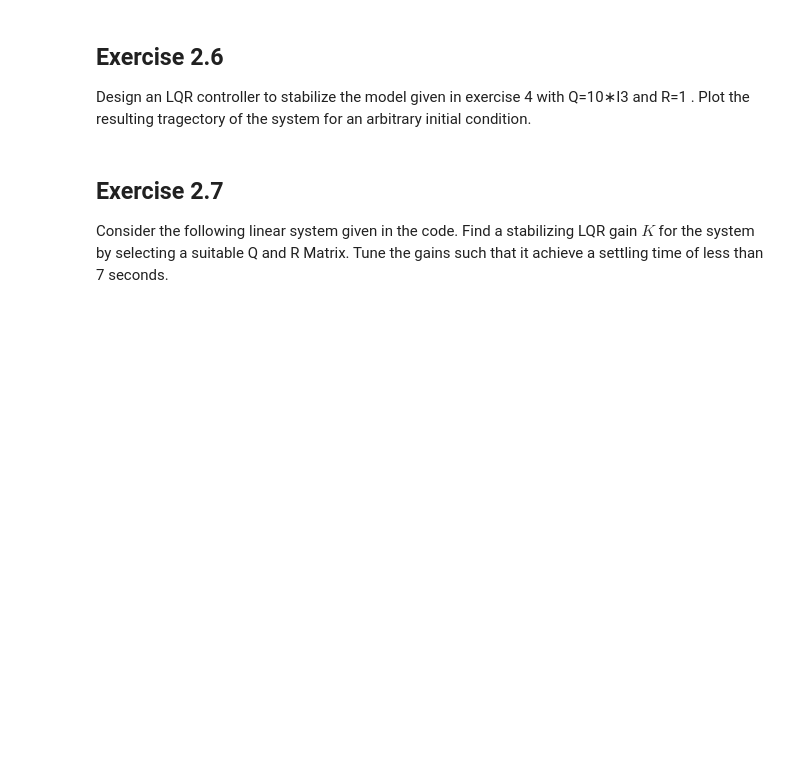
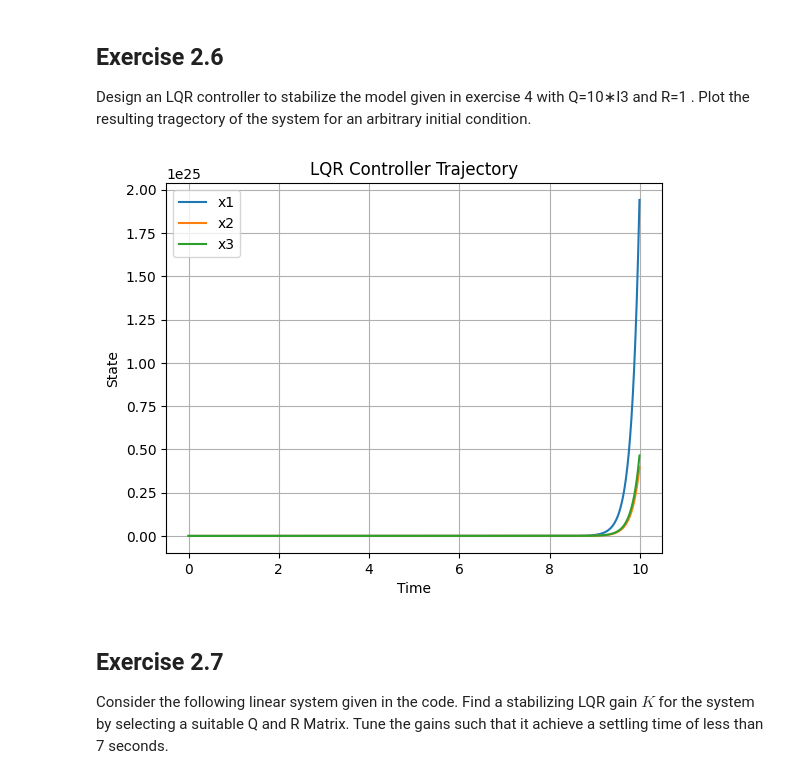
Before and after one commit to amhclark/me7220_gnc, a Jupyter notebook: ME7220_A2.ipynb, the cells around one changed output. Cells and saved outputs as stored; diff of their text form; code cells hidden in the pictures; blank space fills up the shorter version.

```diff
--- a/ME7220_A2.ipynb
+++ b/ME7220_A2.ipynb
@@ -262,6 +262,49 @@ Eigenvalues of A_discrete:
 ## Exercise 2.6
 
 Design an LQR controller to stabilize the model given in exercise 4 with  Q=10∗I3  and  R=1 . Plot the resulting tragectory of the system for an arbitrary initial condition.
+# %%
+import numpy as np
+import control
+import matplotlib.pyplot as plt
+
+# Define the system matrices
+A = np.array([[5, 2, 2], [1, 1, 0], [1, 2, 0]])
+B = np.array([[1, 0], [0, 0], [0, 1]])
+C = np.eye(3)
+
+# Define the weighting matrices
+Q = 10 * np.eye(3)  # State weighting matrix
+R = np.array([[1, 0], [0, 1]])  # Input weighting matrix
+
+# Create the LQR controller
+K, _, _ = control.lqr(A, B, Q, R)
+
+# Create the state-space system
+sys = control.ss(A, B, C, np.zeros((3, 2)))
+
+# Define the simulation time
+dt = 0.01  # Time step
+t_sim = np.arange(0, 10, dt)  # Simulation time
+
+# Define an arbitrary initial condition
+x0 = np.array([1, 0, -1])  # Initial state
+
+# Simulate the system using the LQR controller
+t, y, x = control.forced_response(sys, T=t_sim, U=np.zeros((2, len(t_sim))), X0=x0, return_x=True)
+
+# Plot the resulting trajectory
+plt.figure()
+plt.plot(t, y[0], label='x1')
+plt.plot(t, y[1], label='x2')
+plt.plot(t, y[2], label='x3')
+plt.xlabel('Time')
+plt.ylabel('State')
+plt.legend()
+plt.grid(True)
+plt.title('LQR Controller Trajectory')
+plt.show()
+# %% [output]
+[figure, added]
 # %% [markdown]
 ## Exercise 2.7
 
```
Also changed, not shown: parts of 1 cell of this notebook.
